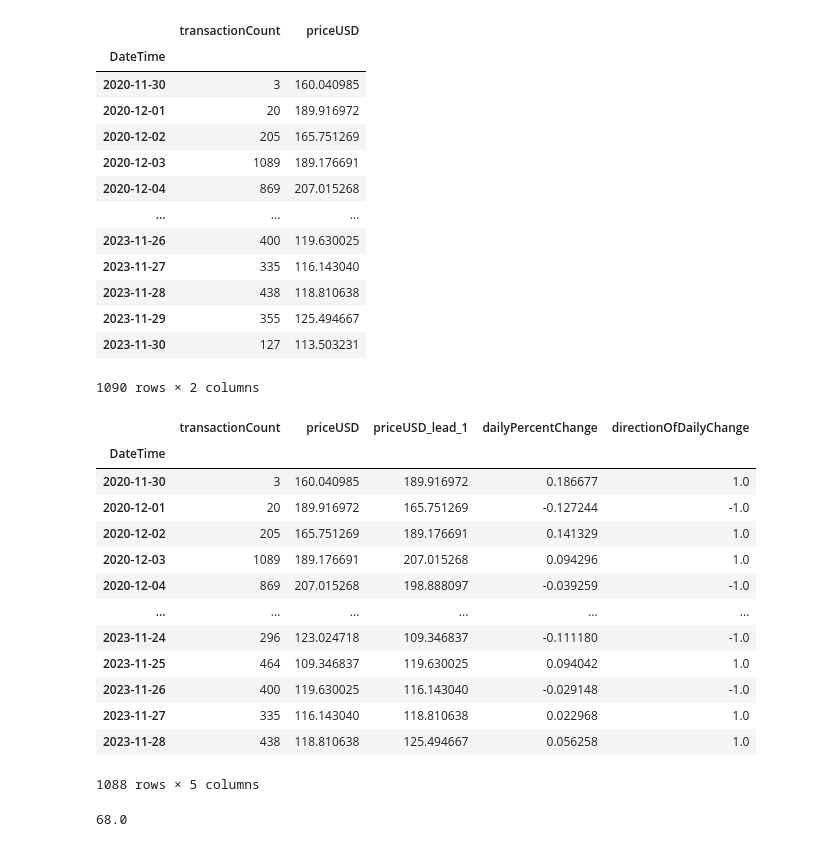
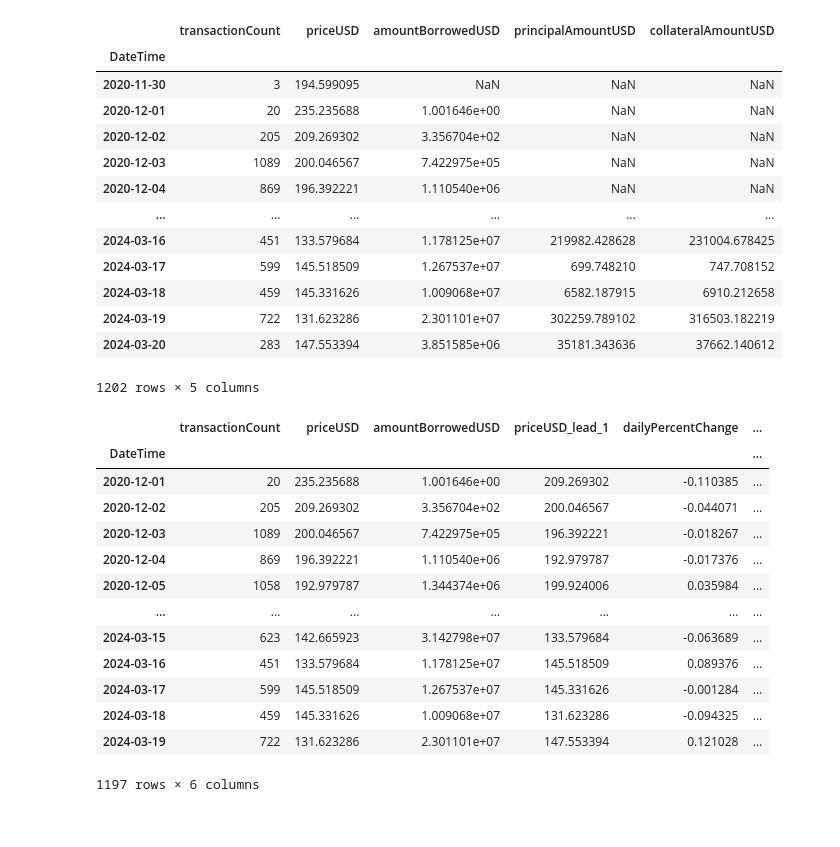
Before and after one commit to 2281469043/DeFi-Analysis, a Jupyter notebook: dataPlayground.ipynb, the cells around one changed output. Cells and saved outputs as stored; diff of their text form; code cells hidden in the pictures.

```diff
--- a/dataPlayground.ipynb
+++ b/dataPlayground.ipynb
@@ -27,3 +27,8 @@ from sklearn.linear_model import LogisticRegression
 # To do this, we group the data by the date portion of the DateTime object,
 # and then simply count how many transactions are in each group
 dailyTransactionCount = df.groupby([df['DateTime'].dt.date]).count()
+# %%
+liquidations = df[df['type'] == 'liquidation']
+liquidations = liquidations.filter(items = ['DateTime', 'type', 'user', 'principalAmountUSD', 'collateralAmountUSD'], axis = 'columns')
+liquidations = liquidations.groupby([liquidations['DateTime'].dt.date]).sum()
+liquidations
@@ -29,0 +50,6 @@ dailyTransactionCount = df.groupby([df['DateTime'].dt.date]).count()
+# %%
+borrows = df[df['type'] == "borrow"]
+dailyBorrowedAmountsUSD = borrows.groupby([borrows['DateTime'].dt.date]).sum()
+dailyBorrowedAmountsUSD['amountBorrowedUSD'] = dailyBorrowedAmountsUSD['amountUSD']
+dailyBorrowedAmountsUSD = dailyBorrowedAmountsUSD.filter(items = ['DateTime', 'amountBorrowedUSD'], axis = 'columns')
+dailyBorrowedAmountsUSD
@@ -73,21 +114,23 @@ dailyMeanPrices
 # %%
-dailyTransactionCount = dailyTransactionCount.merge(dailyMeanPrices, left_index = True, right_index = True)
+dailyTransactionCount = dailyTransactionCount.merge(dailyMeanPrices, how = "left", on = "DateTime")
+dailyTransactionCount = dailyTransactionCount.merge(dailyBorrowedAmountsUSD, how = "left", on = "DateTime")
+dailyTransactionCount = dailyTransactionCount.merge(liquidations, how = "left", on = "DateTime")
 dailyTransactionCount
 # %% [output]
-|  | transactionCount | priceUSD |
-| DateTime |  |  |
-| 2020-11-30 | 3 | 160.040985 |
-| 2020-12-01 | 20 | 189.916972 |
-| 2020-12-02 | 205 | 165.751269 |
-| 2020-12-03 | 1089 | 189.176691 |
-| 2020-12-04 | 869 | 207.015268 |
-| ... | ... | ... |
-| 2023-11-26 | 400 | 119.630025 |
-| 2023-11-27 | 335 | 116.143040 |
-| 2023-11-28 | 438 | 118.810638 |
-| 2023-11-29 | 355 | 125.494667 |
-| 2023-11-30 | 127 | 113.503231 |
+|  | transactionCount | priceUSD | amountBorrowedUSD | principalAmountUSD | collateralAmountUSD |
+| DateTime |  |  |  |  |  |
+| 2020-11-30 | 3 | 194.599095 | NaN | NaN | NaN |
+| 2020-12-01 | 20 | 235.235688 | 1.001646e+00 | NaN | NaN |
+| 2020-12-02 | 205 | 209.269302 | 3.356704e+02 | NaN | NaN |
+| 2020-12-03 | 1089 | 200.046567 | 7.422975e+05 | NaN | NaN |
+| 2020-12-04 | 869 | 196.392221 | 1.110540e+06 | NaN | NaN |
+| ... | ... | ... | ... | ... | ... |
+| 2024-03-16 | 451 | 133.579684 | 1.178125e+07 | 219982.428628 | 231004.678425 |
+| 2024-03-17 | 599 | 145.518509 | 1.267537e+07 | 699.748210 | 747.708152 |
+| 2024-03-18 | 459 | 145.331626 | 1.009068e+07 | 6582.187915 | 6910.212658 |
+| 2024-03-19 | 722 | 131.623286 | 2.301101e+07 | 302259.789102 | 316503.182219 |
+| 2024-03-20 | 283 | 147.553394 | 3.851585e+06 | 35181.343636 | 37662.140612 |
-1090 rows × 2 columns
+1202 rows × 5 columns
 # %%
 # We want to use the transactionCount to predict the next day's price. To do this, we "lead" the priceUSD
 # column so in a given row, the transaction count is aligned with the next day's price.
@@ -100,20 +143,20 @@ dailyTransactionCount['dailyPercentChange'] = (dailyTransactionCount['priceUSD_l
 dailyTransactionCount['directionOfDailyChange'] = np.sign(dailyTransactionCount['dailyPercentChange'])
 dailyTransactionCount
 # %% [output]
-|  | transactionCount | priceUSD | priceUSD_lead_1 | dailyPercentChange | directionOfDailyChange |
-| DateTime |  |  |  |  |  |
-| 2020-11-30 | 3 | 160.040985 | 189.916972 | 0.186677 | 1.0 |
-| 2020-12-01 | 20 | 189.916972 | 165.751269 | -0.127244 | -1.0 |
-| 2020-12-02 | 205 | 165.751269 | 189.176691 | 0.141329 | 1.0 |
-| 2020-12-03 | 1089 | 189.176691 | 207.015268 | 0.094296 | 1.0 |
-| 2020-12-04 | 869 | 207.015268 | 198.888097 | -0.039259 | -1.0 |
-| ... | ... | ... | ... | ... | ... |
-| 2023-11-24 | 296 | 123.024718 | 109.346837 | -0.111180 | -1.0 |
-| 2023-11-25 | 464 | 109.346837 | 119.630025 | 0.094042 | 1.0 |
-| 2023-11-26 | 400 | 119.630025 | 116.143040 | -0.029148 | -1.0 |
-| 2023-11-27 | 335 | 116.143040 | 118.810638 | 0.022968 | 1.0 |
-| 2023-11-28 | 438 | 118.810638 | 125.494667 | 0.056258 | 1.0 |
+|  | transactionCount | priceUSD | amountBorrowedUSD | priceUSD_lead_1 | dailyPercentChange | ... |
+| DateTime |  |  |  |  |  | ... |
+| 2020-12-01 | 20 | 235.235688 | 1.001646e+00 | 209.269302 | -0.110385 | ... |
+| 2020-12-02 | 205 | 209.269302 | 3.356704e+02 | 200.046567 | -0.044071 | ... |
+| 2020-12-03 | 1089 | 200.046567 | 7.422975e+05 | 196.392221 | -0.018267 | ... |
+| 2020-12-04 | 869 | 196.392221 | 1.110540e+06 | 192.979787 | -0.017376 | ... |
+| 2020-12-05 | 1058 | 192.979787 | 1.344374e+06 | 199.924006 | 0.035984 | ... |
+| ... | ... | ... | ... | ... | ... | ... |
+| 2024-03-15 | 623 | 142.665923 | 3.142798e+07 | 133.579684 | -0.063689 | ... |
+| 2024-03-16 | 451 | 133.579684 | 1.178125e+07 | 145.518509 | 0.089376 | ... |
+| 2024-03-17 | 599 | 145.518509 | 1.267537e+07 | 145.331626 | -0.001284 | ... |
+| 2024-03-18 | 459 | 145.331626 | 1.009068e+07 | 131.623286 | -0.094325 | ... |
+| 2024-03-19 | 722 | 131.623286 | 2.301101e+07 | 147.553394 | 0.121028 | ... |
-1088 rows × 5 columns
+1197 rows × 6 columns
 # %%
 # Now we want to create a train/test split of the data. We will train the data on the first n days of data,
 # and then test it on the subsequent m days.
@@ -132,8 +175,8 @@ fit = LogisticRegression().fit(X_train, y_train)
 predictions = fit.predict(X_test)
 # The line below just computes the average accuracy of our predictions:
 sum(y_test * predictions)
+
+dailyTransactionCount['directionOfDailyChange'] = dailyTransactionCount['directionOfDailyChange'].astype('category')
-# %% [output]
-68.0
 # %%
 # This for-loop is super ugly and represents my inexperience with Python. All it is intended to do is get
 # the literal y_test values without the associated datetimes, for plotting purposes.
```
Also changed, not shown: parts of 7 cells of this notebook.
